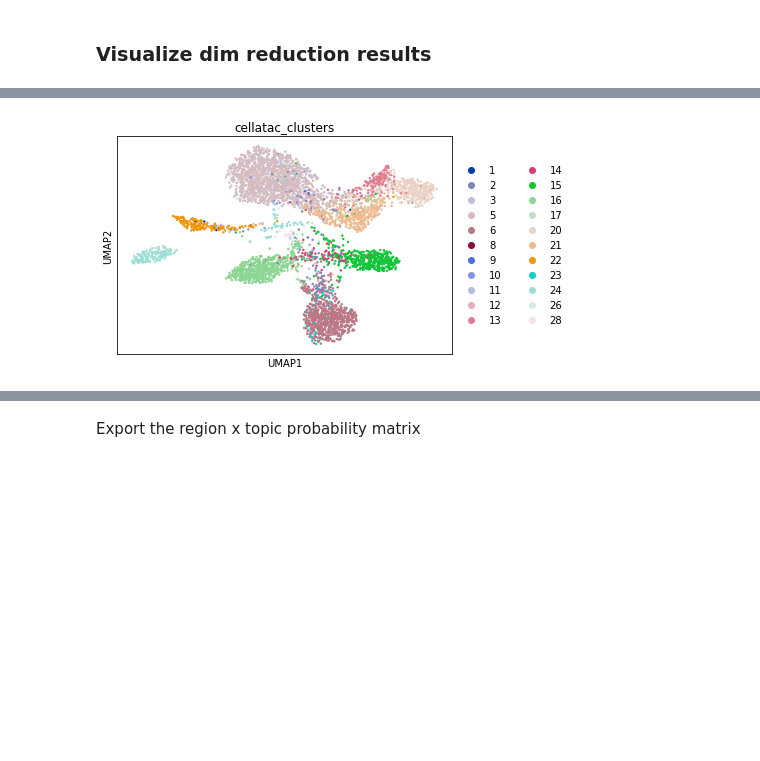
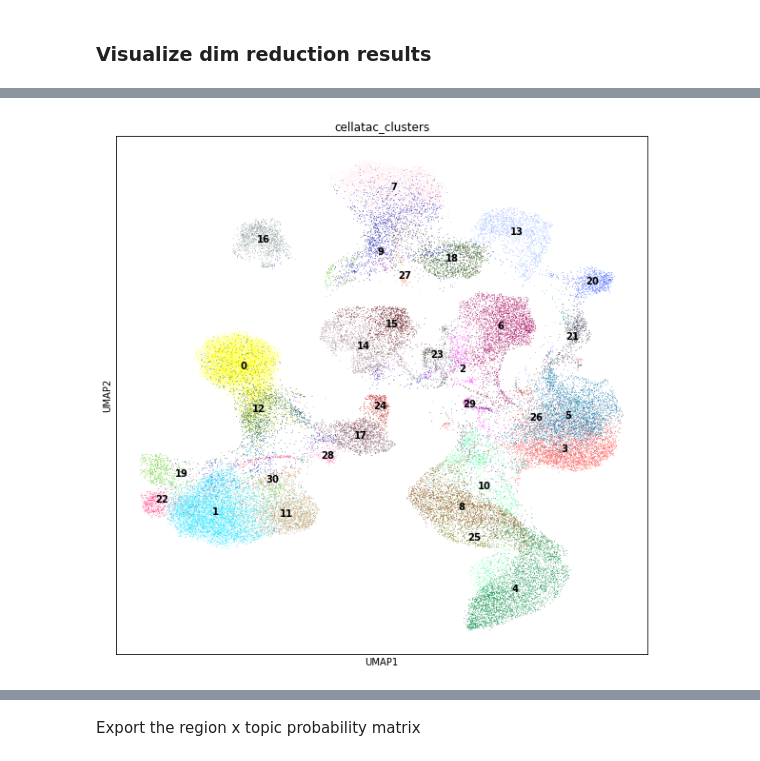
Before and after one commit to emdann/scATAC_prep, a Jupyter notebook: add_cistopic.ipynb, the cells around one changed output, grey strips where cells are left out. Drawn from its saved outputs; the diff is of its cells as text; code cells hidden in the pictures; blank space fills up the shorter version.

```diff
--- a/add_cistopic.ipynb
+++ b/add_cistopic.ipynb
@@ -44,9 +44,9 @@ adata = sc.read_h5ad(outdir + experiment_prefix + '_ATAC_raw.h5ad')
 # %% [markdown]
 ### Set-up for cisTopic
 # %%
-# (Trying just on a subset to test the code quickly)
-# Don't run this on your data
-adata = adata[0:5000, 0:10000]
+# # (Trying just on a subset to test the code quickly)
+# # Don't run this on your data
+# adata = adata[0:5000, 0:10000]
 # %% [markdown]
 Remove empty rows
 # %%
@@ -139,7 +162,9 @@ sc.pp.neighbors(adata, n_neighbors=10, use_rep="X_cistopic")
 # %%
 sc.tl.umap(adata)
 # %%
+import matplotlib.pyplot as plt
+plt.rcParams["figure.figsize"] = [10,10]
 adata.obs["cellatac_clusters"] = adata.obs["cellatac_clusters"].astype("category")
-sc.pl.umap(adata, color="cellatac_clusters")
+sc.pl.umap(adata, color="cellatac_clusters", legend_loc="on data")
 # %% [output]
-[figure, old version]
+[figure, new version]
```
Also changed, not shown: parts of 21 cells of this notebook.
